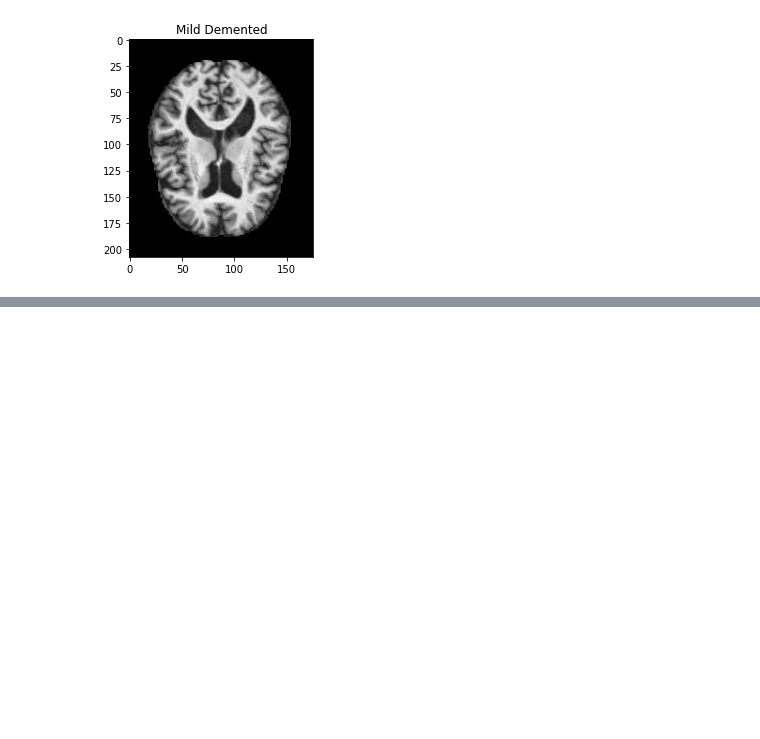
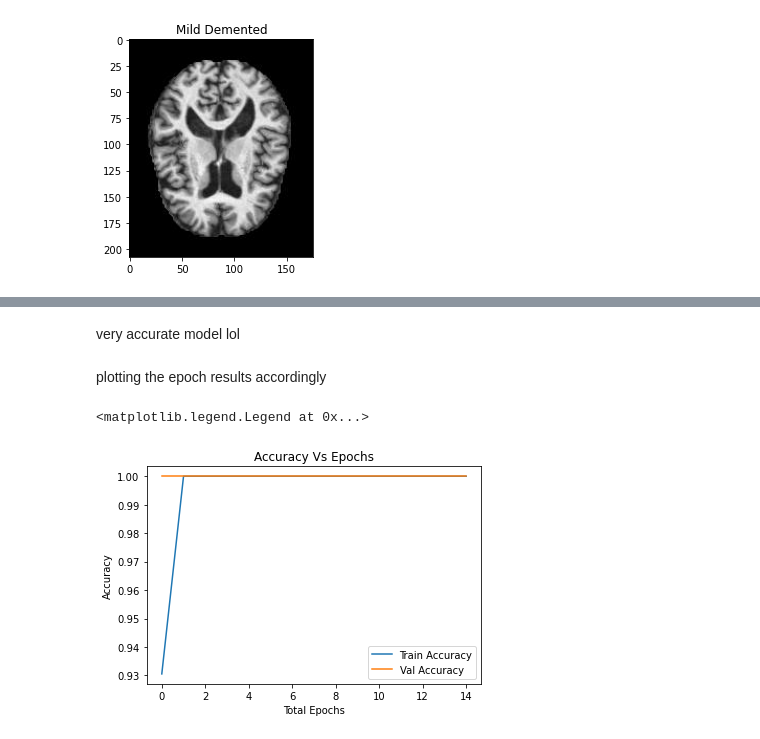
Before and after one commit to ArunMunagala7/kaggle-projects, a Jupyter notebook: multi-image-classification-alzheimers.ipynb, the cells around one changed output, grey strips where cells are left out. Drawn from its saved outputs; the diff is of its cells as text; code cells hidden in the pictures; blank space fills up the shorter version.

```diff
--- a/multi-image-classification-alzheimers.ipynb
+++ b/multi-image-classification-alzheimers.ipynb
@@ -141,0 +208,2 @@ Text(0.5, 1.0, 'Mild Demented')
+# %%
+model.compile(optimizer=RMSprop(lr=0.001), loss='categorical_crossentropy', metrics=['acc'])
@@ -141,0 +234,4 @@ Text(0.5, 1.0, 'Mild Demented')
+# %%
+from sklearn.model_selection import train_test_split
+
+X_train, X_val, y_train, y_val = train_test_split(X_train_final,y_train_final,test_size=0.15, random_state=42)
@@ -141,0 +240,10 @@ Text(0.5, 1.0, 'Mild Demented')
+# %%
+from sklearn.preprocessing import LabelEncoder
+
+encoder = LabelEncoder()
+y_train = encoder.fit_transform(y_train)
+y_val = encoder.transform(y_val)
+from tensorflow.keras.utils import to_categorical
+num_classes = len(np.unique(y_train))
+y_train = to_categorical(y_train, num_classes)
+y_val = to_categorical(y_val, num_classes)
@@ -141,0 +252,3 @@ Text(0.5, 1.0, 'Mild Demented')
+# %%
+# Fit the model
+history = model.fit(X_train, y_train, epochs=15, batch_size=32, validation_data=(X_val, y_val))
@@ -141,0 +276,15 @@ Text(0.5, 1.0, 'Mild Demented')
+# %% [markdown]
+very accurate model lol
+# %% [markdown]
+plotting the epoch results accordingly
+# %%
+# Accuracy and Loss plot
+plt.plot(history.history['acc'], label = 'Train Accuracy')
+plt.plot(history.history['val_acc'], label = 'Val Accuracy')
+plt.xlabel('Total Epochs')
+plt.ylabel('Accuracy')
+plt.title('Accuracy Vs Epochs')
+plt.legend()
+# %% [output]
+<matplotlib.legend.Legend at 0x...>
+[figure, added]
```
Also changed, not shown: parts of 33 cells of this notebook.
